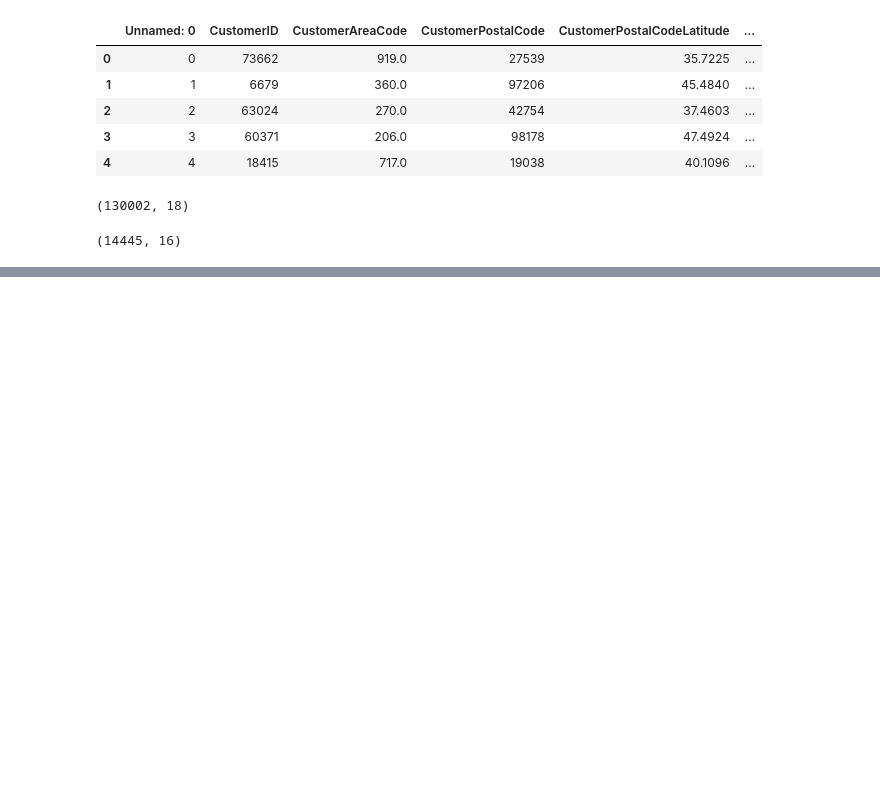
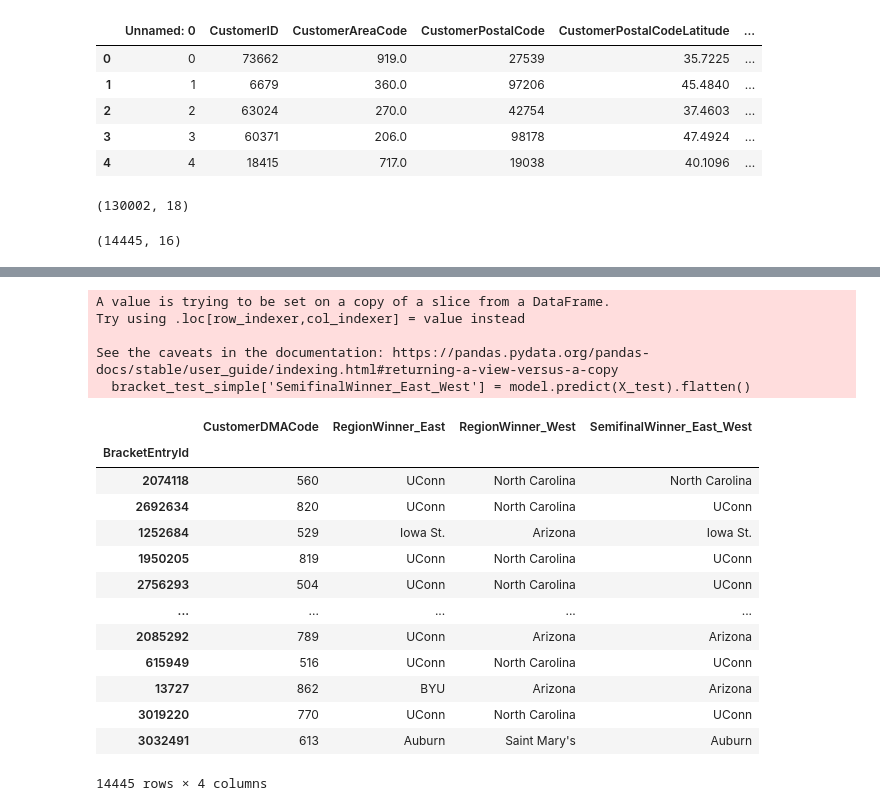
Before and after one commit to Vishnuanand77/Crossroads-Classic-Analytics-Challenge-Learning-Machine, a Jupyter notebook: GBDT.ipynb, the cells around one changed output, grey strips where cells are left out. Drawn from its saved outputs; the diff is of its cells as text; code cells hidden in the pictures; blank space fills up the shorter version.

```diff
--- a/GBDT.ipynb
+++ b/GBDT.ipynb
@@ -107,0 +110,23 @@ bracket_test_simple['SemifinalWinner_East_West'] = model.predict(X_test)
+# %%
+bracket_test_simple['SemifinalWinner_East_West'] = model.predict(X_test).flatten()
+bracket_test_simple
+# %% [output]
+A value is trying to be set on a copy of a slice from a DataFrame.
+Try using .loc[row_indexer,col_indexer] = value instead
+
+See the caveats in the documentation: https://pandas.pydata.org/pandas-docs/stable/user_guide/indexing.html#returning-a-view-versus-a-copy
+  bracket_test_simple['SemifinalWinner_East_West'] = model.predict(X_test).flatten()
+|  | CustomerDMACode | RegionWinner_East | RegionWinner_West | SemifinalWinner_East_West |
+| BracketEntryId |  |  |  |  |
+| 2074118 | 560 | UConn | North Carolina | North Carolina |
+| 2692634 | 820 | UConn | North Carolina | UConn |
+| 1252684 | 529 | Iowa St. | Arizona | Iowa St. |
+| 1950205 | 819 | UConn | North Carolina | UConn |
+| 2756293 | 504 | UConn | North Carolina | UConn |
+| ... | ... | ... | ... | ... |
+| 2085292 | 789 | UConn | Arizona | Arizona |
+| 615949 | 516 | UConn | North Carolina | UConn |
+| 13727 | 862 | BYU | Arizona | Arizona |
+| 3019220 | 770 | UConn | North Carolina | UConn |
+| 3032491 | 613 | Auburn | Saint Mary's | Auburn |
+14445 rows × 4 columns
```
Also changed, not shown: parts of 8 cells of this notebook, 5 other files.
